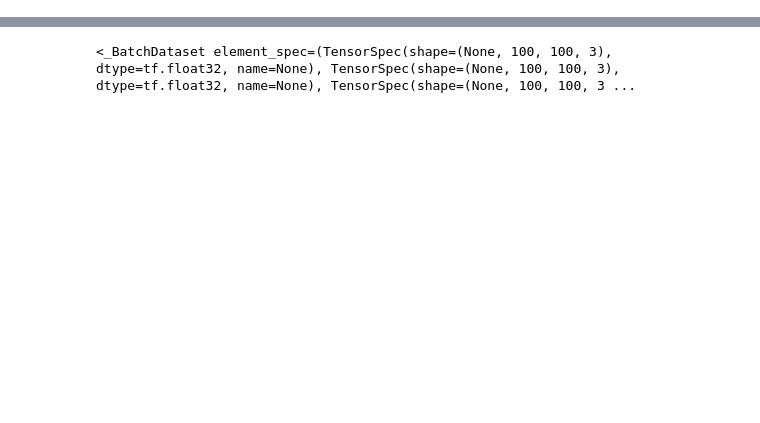
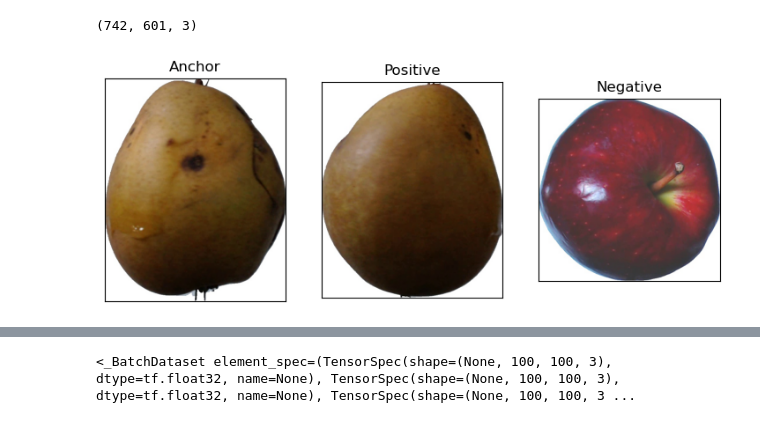
Before and after one commit to c100rczyk/Team_project_PWR, a Jupyter notebook: triplet_loss.ipynb, the cells around one changed output, grey strips where cells are left out. Saved outputs shown, nothing was run; the diff lists cells and outputs as text; code cells hidden in the pictures; blank space fills up the shorter version.

```diff
--- a/triplet_loss.ipynb
+++ b/triplet_loss.ipynb
@@ -38 +39,14 @@ visualization.visualize(a, p, n)
+# %%
+validation_generator = TripletGenerator(r"C:\Users\matim\Documents\Fruits360\archive\fruits-360-original-size\fruits-360-original-size\Validation", validation_triplets)
+validation_generator.generate_all_fruits_dict()
+photos_generator = validation_generator.get_next_element()
+photos = next(photos_generator)
+a = mpimg.imread(photos[0])
+p = mpimg.imread(photos[1])
+n = mpimg.imread(photos[2])
+print(a.shape)
+visualization.visualize(a, p, n)
+# %% [output]
+(742, 601, 3)
+[figure, added]
 # %%
```
Also changed, not shown: parts of 28 cells of this notebook, 2 other files.
